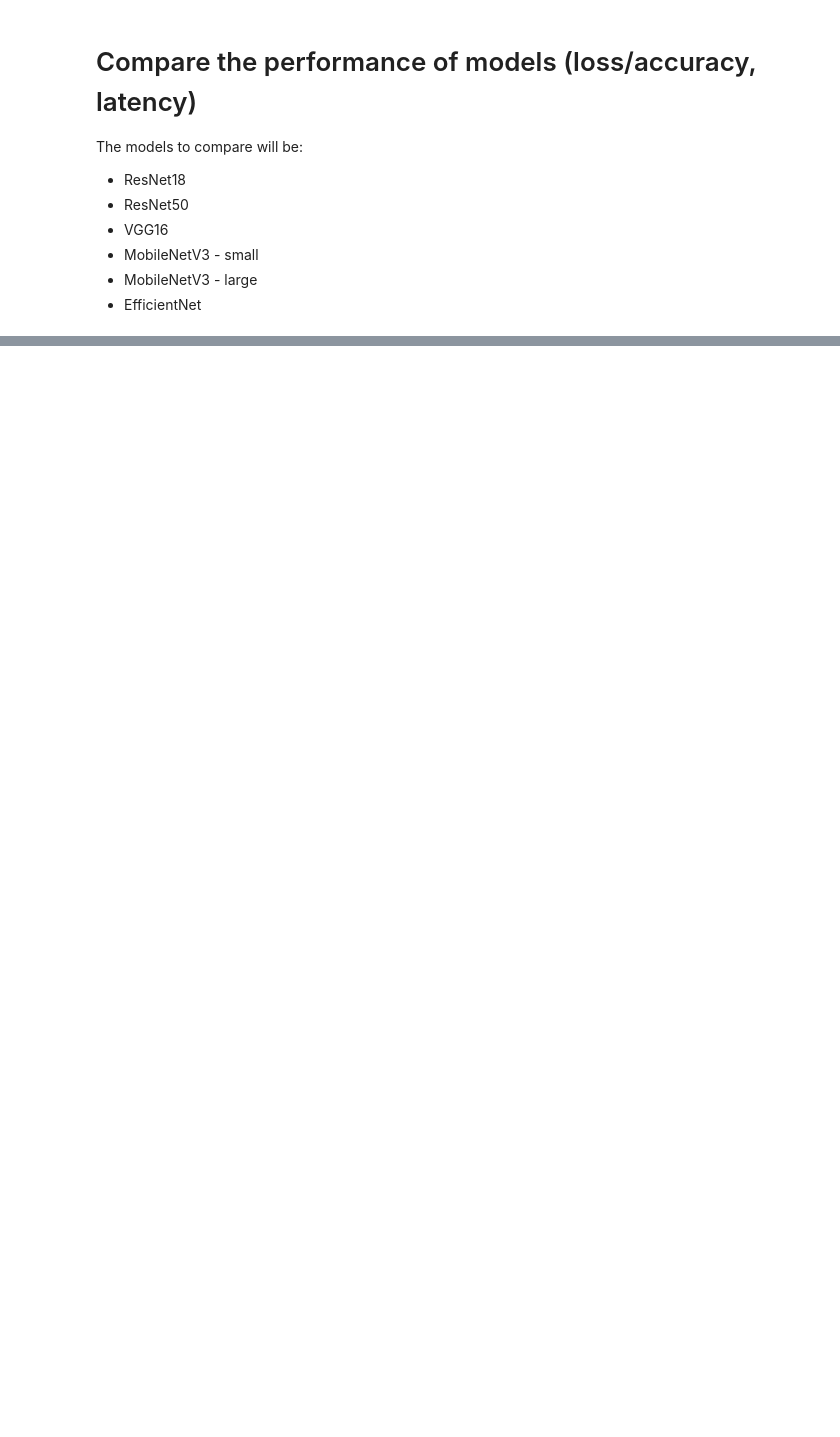
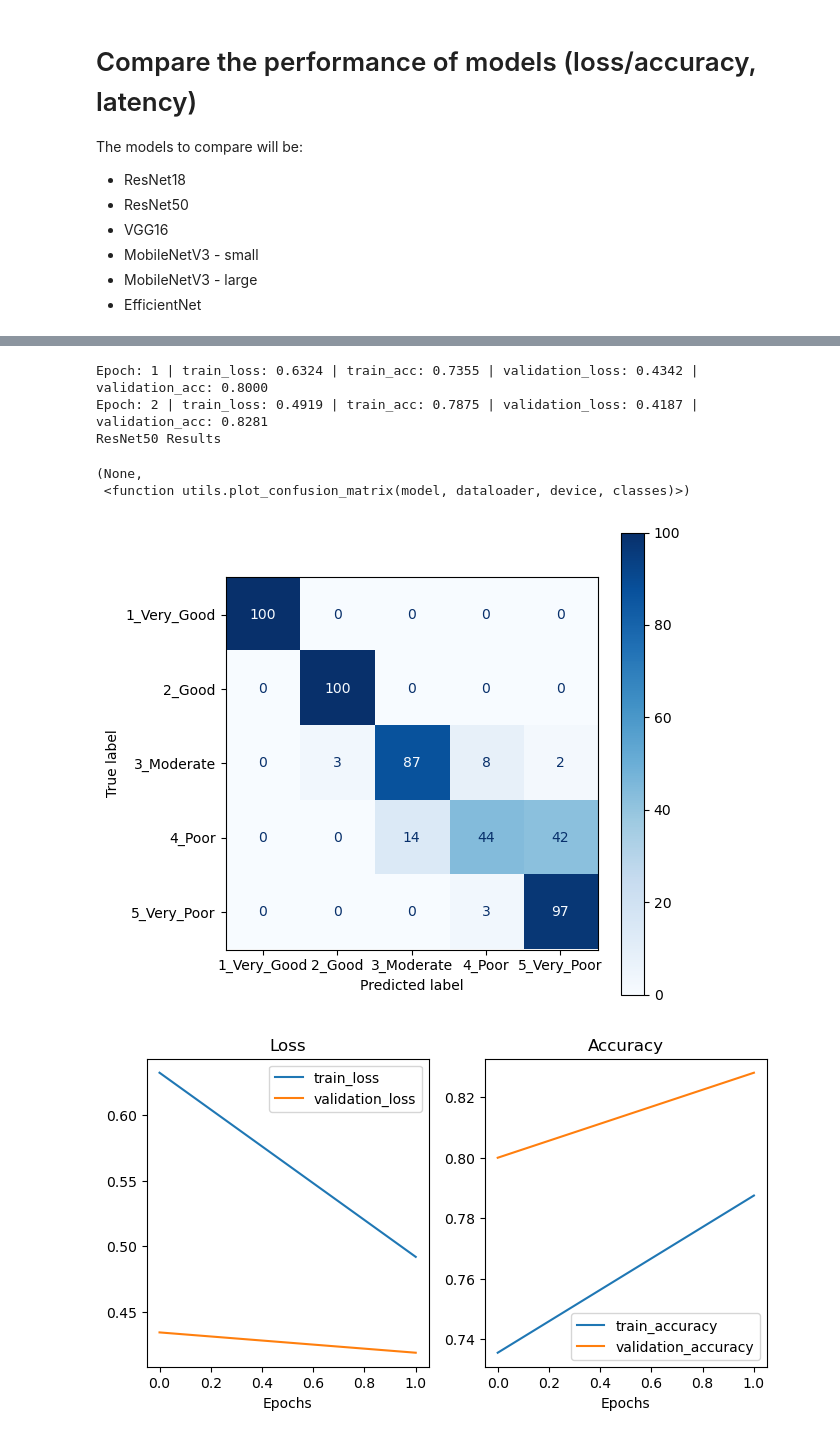
Before and after one commit to J-Mina/AQAUIS, a Jupyter notebook: Code/comp_1k.ipynb, the cells around one changed output, grey strips where cells are left out. Drawn from its saved outputs; the diff is of its cells as text; code cells hidden in the pictures; blank space fills up the shorter version.

```diff
--- a/Code/comp_1k.ipynb
+++ b/Code/comp_1k.ipynb
@@ -67,12 +73,20 @@ Epoch: 2 | train_loss: 0.3506 | train_acc: 0.8475 | validation_loss: 0.3100 | va
 # %%
 #Train ResNet50
 resnet50.to(device)
-rprop_optim = torch.optim.Rprop(params=resnet50.parameters(), lr=0.001)
+rprop_optim = torch.optim.Rprop(params=resnet50.parameters(), lr=lr)
 train_resnet50_results, train_time_resnet50 = train(resnet50, train_dl, validation_dl, optimizer=rprop_optim, loss_fn=loss_fn, epochs=NUM_EPOCHS, device=device)
 
 plot_confusion_matrix(resnet50, test_dl, device, class_names)
 print(f"ResNet50 Results")
 plot_loss_curves(train_resnet50_results), plot_confusion_matrix
+# %% [output]
+Epoch: 1 | train_loss: 0.6324 | train_acc: 0.7355 | validation_loss: 0.4342 | validation_acc: 0.8000
+Epoch: 2 | train_loss: 0.4919 | train_acc: 0.7875 | validation_loss: 0.4187 | validation_acc: 0.8281
+ResNet50 Results
+(None,
+ <function utils.plot_confusion_matrix(model, dataloader, device, classes)>)
+[figure, added]
+[figure, added]
 # %%
 #Train VGG16
 vgg16.to(device)
```
Also changed, not shown: parts of 6 cells of this notebook, 2 other files.
